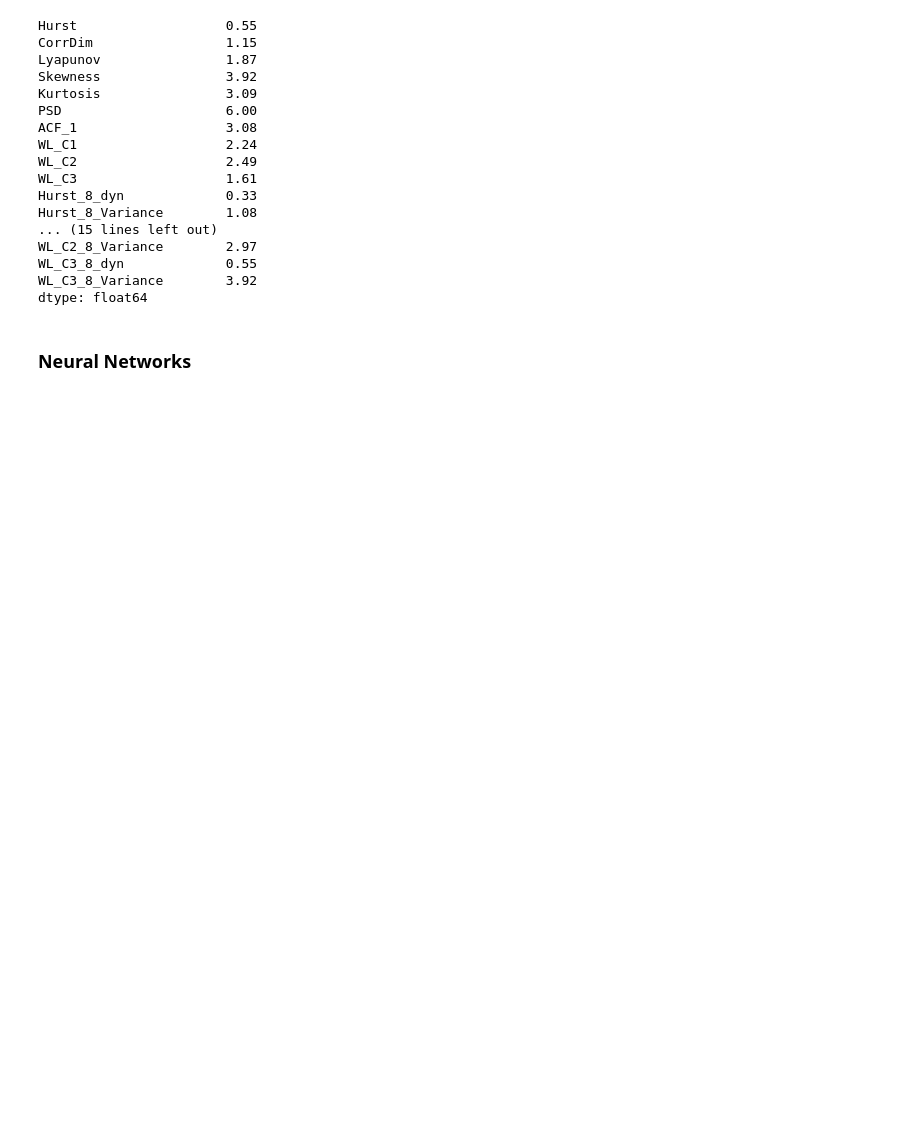
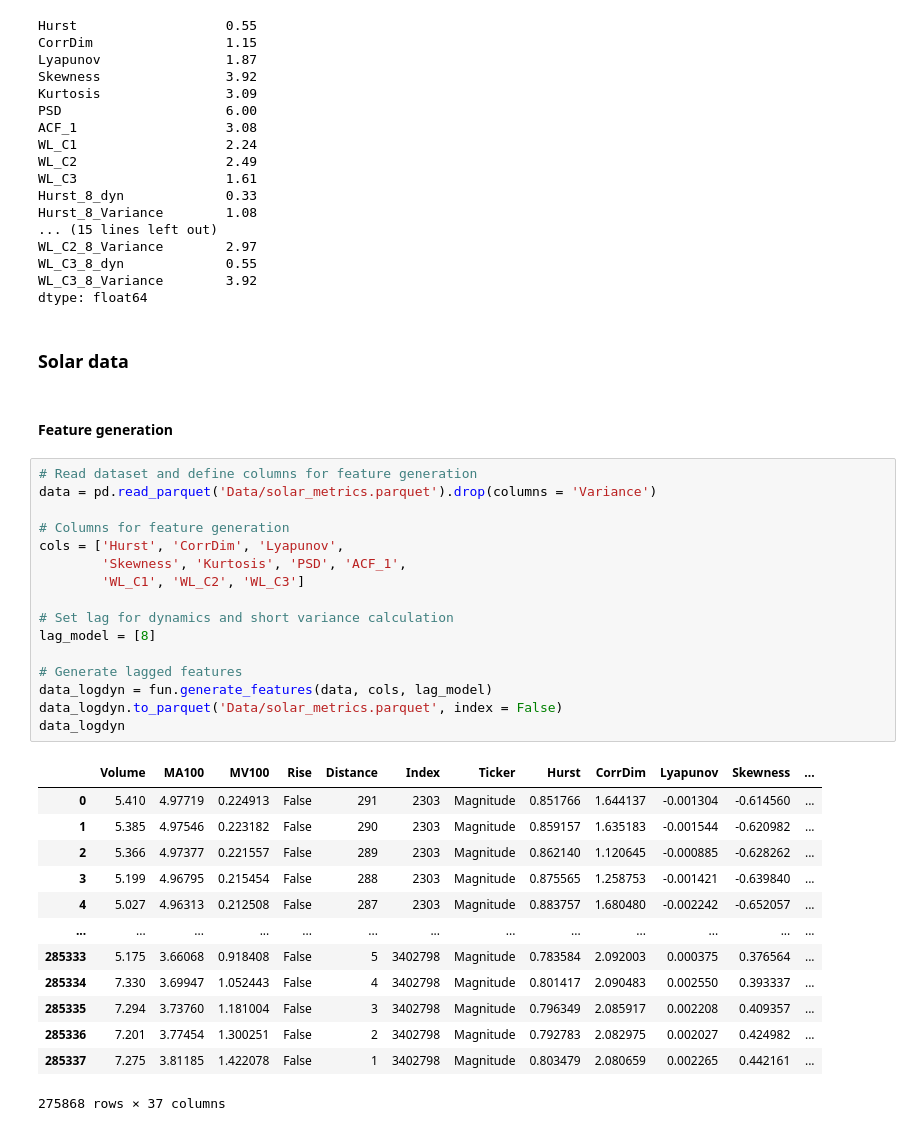
Before and after one commit to lebedevaale/early_warning_model, a Jupyter notebook: modelling.ipynb, the cells around one changed output. Saved outputs shown, nothing was run; the diff lists cells and outputs as text; blank space fills up the shorter version.

```diff
--- a/modelling.ipynb
+++ b/modelling.ipynb
@@ -639,5 +641,37 @@ WL_C2_8_Variance        2.97
 WL_C3_8_dyn             0.55
 WL_C3_8_Variance        3.92
 dtype: float64
-# %% [markdown]
-### Neural Networks
+# %% [markdown]
+### Solar data
+# %% [markdown]
+#### Feature generation
+# %%
+# Read dataset and define columns for feature generation
+data = pd.read_parquet('Data/solar_metrics.parquet').drop(columns = 'Variance')
+
+# Columns for feature generation
+cols = ['Hurst', 'CorrDim', 'Lyapunov',
+        'Skewness', 'Kurtosis', 'PSD', 'ACF_1',
+        'WL_C1', 'WL_C2', 'WL_C3']
+
+# Set lag for dynamics and short variance calculation
+lag_model = [8]
+
+# Generate lagged features
+data_logdyn = fun.generate_features(data, cols, lag_model)
+data_logdyn.to_parquet('Data/solar_metrics.parquet', index = False)
+data_logdyn
+# %% [output]
+|  | Volume | MA100 | MV100 | Rise | Distance | Index | Ticker | Hurst | CorrDim | Lyapunov | Skewness | ... |
+| 0 | 5.410 | 4.97719 | 0.224913 | False | 291 | 2303 | Magnitude | 0.851766 | 1.644137 | -0.001304 | -0.614560 | ... |
+| 1 | 5.385 | 4.97546 | 0.223182 | False | 290 | 2303 | Magnitude | 0.859157 | 1.635183 | -0.001544 | -0.620982 | ... |
+| 2 | 5.366 | 4.97377 | 0.221557 | False | 289 | 2303 | Magnitude | 0.862140 | 1.120645 | -0.000885 | -0.628262 | ... |
+| 3 | 5.199 | 4.96795 | 0.215454 | False | 288 | 2303 | Magnitude | 0.875565 | 1.258753 | -0.001421 | -0.639840 | ... |
+| 4 | 5.027 | 4.96313 | 0.212508 | False | 287 | 2303 | Magnitude | 0.883757 | 1.680480 | -0.002242 | -0.652057 | ... |
+| ... | ... | ... | ... | ... | ... | ... | ... | ... | ... | ... | ... | ... |
+| 285333 | 5.175 | 3.66068 | 0.918408 | False | 5 | 3402798 | Magnitude | 0.783584 | 2.092003 | 0.000375 | 0.376564 | ... |
+| 285334 | 7.330 | 3.69947 | 1.052443 | False | 4 | 3402798 | Magnitude | 0.801417 | 2.090483 | 0.002550 | 0.393337 | ... |
+| 285335 | 7.294 | 3.73760 | 1.181004 | False | 3 | 3402798 | Magnitude | 0.796349 | 2.085917 | 0.002208 | 0.409357 | ... |
+| 285336 | 7.201 | 3.77454 | 1.300251 | False | 2 | 3402798 | Magnitude | 0.792783 | 2.082975 | 0.002027 | 0.424982 | ... |
+| 285337 | 7.275 | 3.81185 | 1.422078 | False | 1 | 3402798 | Magnitude | 0.803479 | 2.080659 | 0.002265 | 0.442161 | ... |
+275868 rows × 37 columns
```
Also changed, not shown: parts of 24 cells of this notebook, 12 other files.
